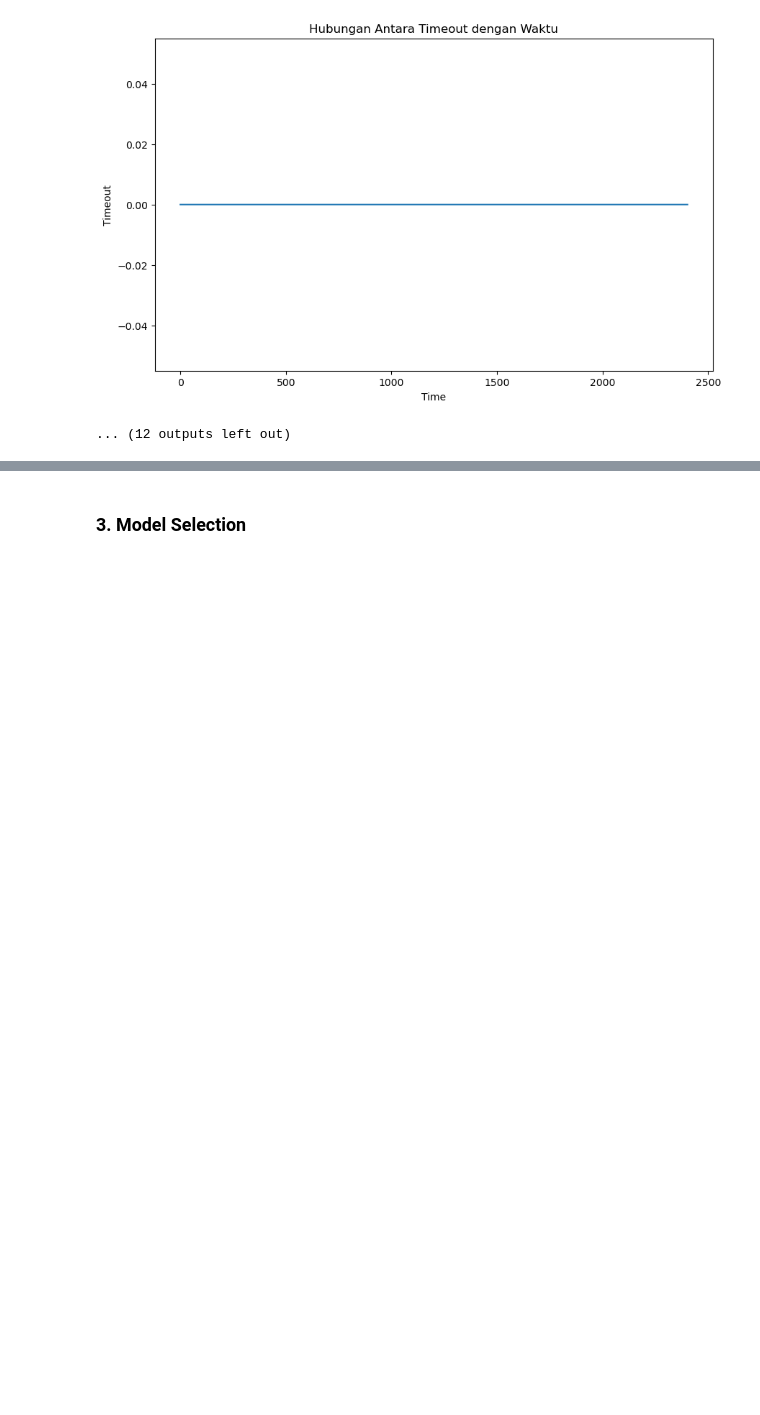
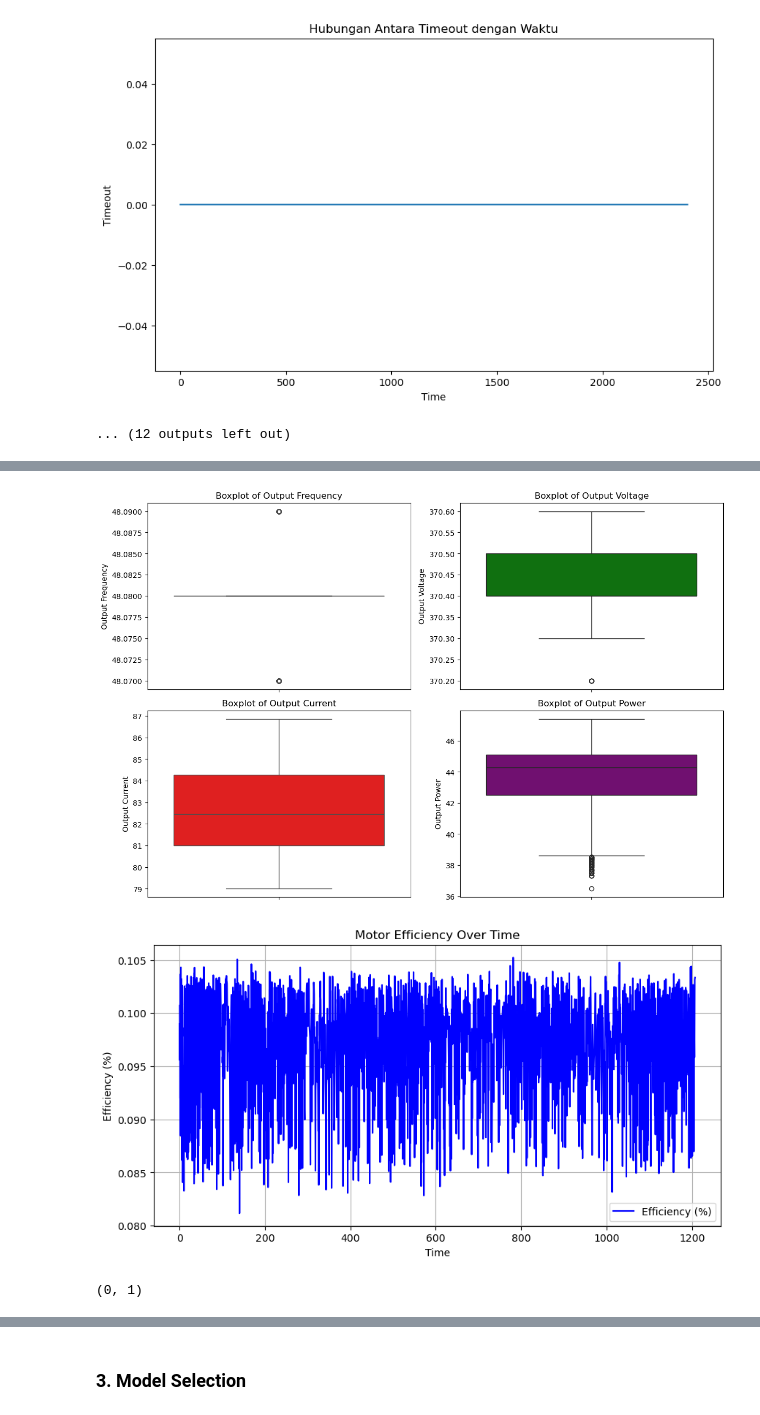
Before and after one commit to zen87-byte/3-phase-motor-analysis-using-artificial-intelligence, a Jupyter notebook: main.ipynb, the cells around one changed output, grey strips where cells are left out. Saved outputs shown, nothing was run; the diff lists cells and outputs as text; code cells hidden in the pictures; blank space fills up the shorter version.

```diff
--- a/main.ipynb
+++ b/main.ipynb
@@ -204,0 +276,50 @@ plt.show()
+# %%
+# 1. Boxplot untuk melihat anomali dalam distribusi data utama
+fig, axes = plt.subplots(2, 2, figsize=(12, 8))
+sns.boxplot(y=df["Output Frequency"], ax=axes[0, 0], color="blue")
+axes[0, 0].set_title("Boxplot of Output Frequency")
+
+sns.boxplot(y=df["Output Voltage"], ax=axes[0, 1], color="green")
+axes[0, 1].set_title("Boxplot of Output Voltage")
+
+sns.boxplot(y=df["Output Current"], ax=axes[1, 0], color="red")
+axes[1, 0].set_title("Boxplot of Output Current")
+
+sns.boxplot(y=df["Output Power"], ax=axes[1, 1], color="purple")
+axes[1, 1].set_title("Boxplot of Output Power")
+
+plt.tight_layout()
+plt.show()
+
+# 2. Deteksi Outlier menggunakan Z-score (mengambil threshold |Z| > 3)
+def detect_outliers_zscore(data, column):
+    mean = np.mean(data[column])
+    std = np.std(data[column])
+    z_scores = (data[column] - mean) / std
+    outliers = data[np.abs(z_scores) > 3]
+    return outliers
+
+outliers_current = detect_outliers_zscore(df, "Output Current")
+outliers_power = detect_outliers_zscore(df, "Output Power")
+
+# 3. Perhitungan Efisiensi Motor
+cos_phi = 0.85
+df["Input Power"] = np.sqrt(3) * df["Output Voltage"] * df["Output Current"] * cos_phi  # P_in
+df["Efficiency (%)"] = (df["Output Power"] / df["Input Power"]) * 100
+
+# 4. Plot Efisiensi Motor terhadap Waktu
+plt.figure(figsize=(10, 5))
+plt.plot(df["Time"], df["Efficiency (%)"], label="Efficiency (%)", color="blue")
+plt.xlabel("Time")
+plt.ylabel("Efficiency (%)")
+plt.title("Motor Efficiency Over Time")
+plt.legend()
+plt.grid()
+plt.show()
+
+# Menampilkan jumlah outlier yang ditemukan
+len(outliers_current), len(outliers_power)
+# %% [output]
+[figure, added]
+[figure, added]
+(0, 1)
```
Also changed, not shown: parts of 23 cells of this notebook.
